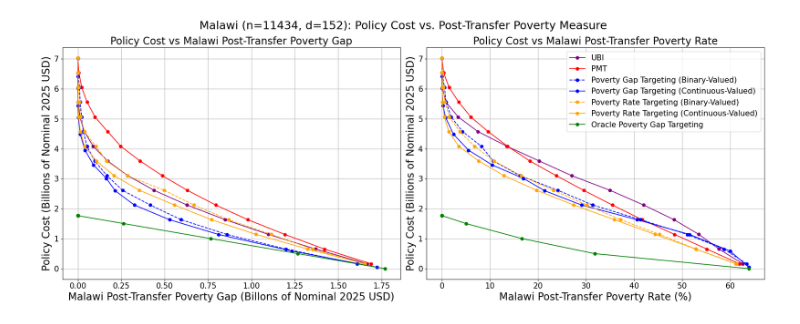
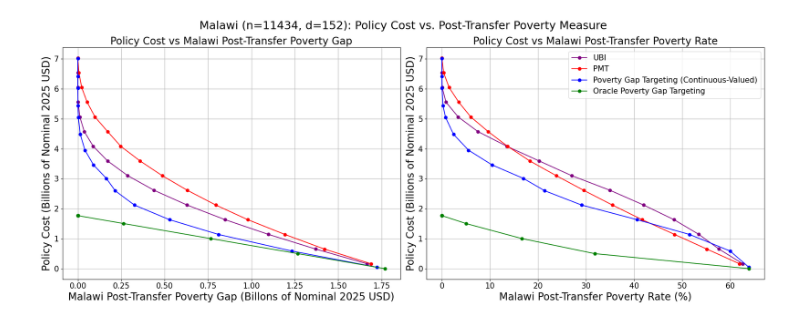
Before and after one commit to roshni714/poverty, a Jupyter notebook: dry_run/learn/paper-figure-1.ipynb, the cells around one changed output. Cells and saved outputs as stored; diff of their text form; code cells hidden in the pictures.

```diff
--- a/dry_run/learn/paper-figure-1.ipynb
+++ b/dry_run/learn/paper-figure-1.ipynb
@@ -1,6 +1,8 @@
 # %%
 from plotting import make_plot_for_country
 # %%
-make_plot_for_country('malawi', method_list=["ubi", "pmt", "binary_gap", "continuous_gap", "binary_rate", "continuous_rate", "oracle_gap"], geo_extrapolation=False, save_as='paper-figure-1_malawi_case_study.pdf')
+make_plot_for_country('malawi',
+                      method_list=["ubi", "pmt", "continuous_gap", "oracle_gap"],
+                      geo_extrapolation=False, save_as='paper-figure-1_malawi_case_study.pdf')
 # %% [output]
-[figure, old version]
+[figure, new version]
```
Also changed, not shown: parts of 1 cell of this notebook, 9 other files.
